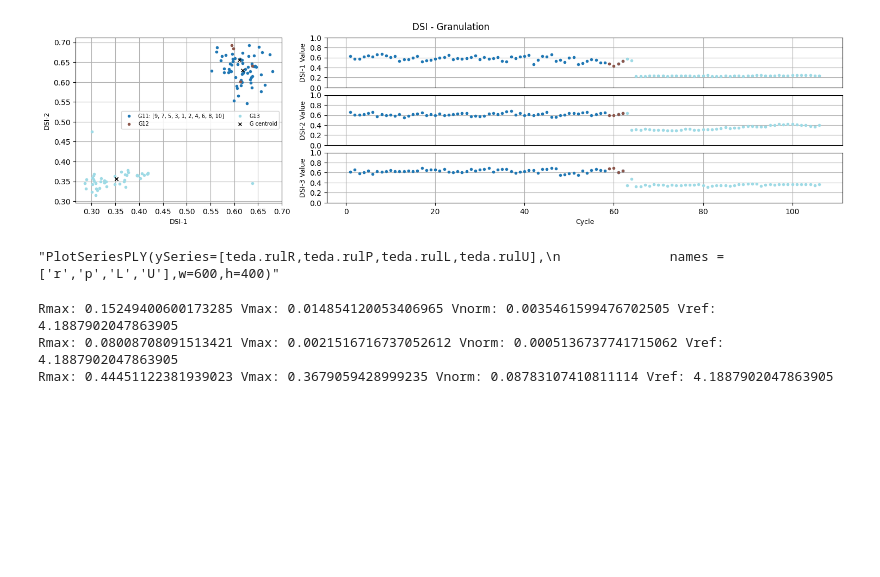
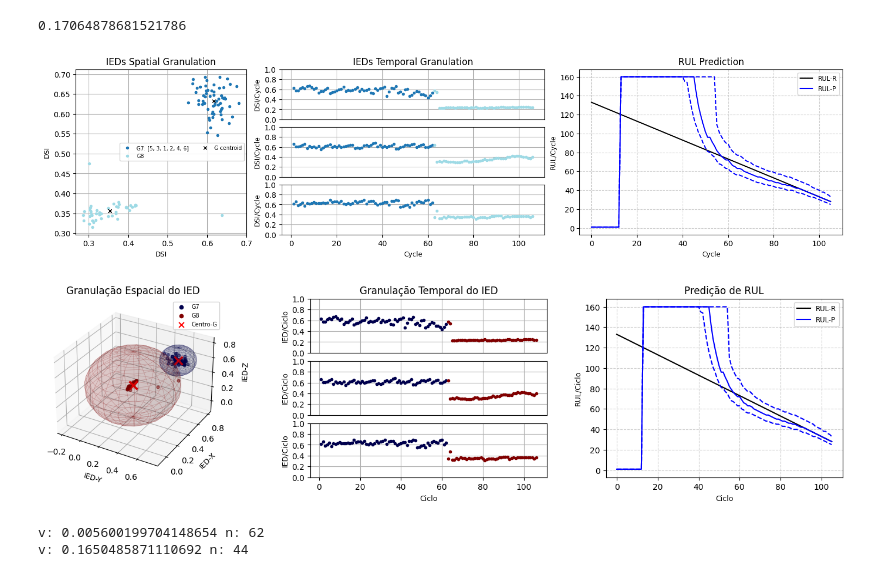
Before and after one commit to cduartes0203/Batteries_Prognostics, a Jupyter notebook: test_AutoCloudPred_R00.ipynb, the cells around one changed output. Drawn from its saved outputs; the diff is of its cells as text; code cells hidden in the pictures; blank space fills up the shorter version.

```diff
--- a/test_AutoCloudPred_R00.ipynb
+++ b/test_AutoCloudPred_R00.ipynb
@@ -105,9 +116,10 @@ class DataCloud:
 class AutoCloud:
 	def __init__(self,m,nI=1,nR=1,nO=1,ηS=[0.1,0.1,0.1],
 			  tau=1,eol=0,ref=0,mode='past',st=0,end=0,
-			  ep=0.003,wtaG=True,wtaP=True,store=True):
+			  rho=0.003,wtaG=True,wtaP=True,store=True):
 
-		self.ep = ep
+		self.rho = rho
+		self.vSum = 0
 		self.st = st
 		self.mode = mode
 		self.end = end
@@ -167,11 +179,20 @@ class AutoCloud:
 
 	def CreateCloud(self,x,t,store=False):
 		self.gCreated = self.gCreated + 1
-		cloud = DataCloud(x,self.gCreated,self.nI,self.nR,self.nO,
+		cloud = DataCloud(x,self.gCreated,self.rho,self.nI,self.nR,self.nO,
 					[self.N1,self.N2,self.N3],self.tau,self.mode)
 		if store:
 			cloud.t.append(self.k)
 		self.c = np.append(self.c,cloud)
+
+	def CloudOtimization(self):
+		vec = np.array([])
+		for cloud in self.c:
+			cloud.sp = cloud.sp/(self.k-1)
+			cloud.cov = cloud.cov/(self.k-1)
+			cloud.v = cloud.sp * cloud.cov
+			vec = np.append(vec, cloud.v)
+		self.vSum = np.sum(vec)
 
 	def Adapt(self,y,z):
 		self.HI = np.append(self.HI,z[-1])
@@ -183,11 +204,9 @@ class AutoCloud:
 		ws = self.alfa/np.sum(self.alfa)
 		p = (np.array([w*cloud.rnn.Predict(y) for cloud,w in zip(self.c,ws)]))
 		p = np.sum(p)
-
 		return p
 
 	def DefRnnParams(self, cloud):
-
 		if len(self.c)>1:
 			params = self.c[-2].rnn.ReturnParameters()
 		if len(self.c)==1:
@@ -204,20 +223,16 @@ class AutoCloud:
 		rulP = 0
 		lim =160
 		xP = X.copy()
-
 		if show:
 				for c in self.c:
 					print('PS',c.rnn.hP[:3],c.rnn.hP2[:3])
-
 		while xP[-1]>self.eol:
-
 			pP = self.predict(xP,show)
 			if show: print(rulP,pP)
 			xP = np.delete(np.append(xP,pP),0)
 			if rulP == lim:
 				rulP = 1
 				break
-
 			rulP=rulP+1
 		self.rulR = np.append(self.rulR,self.ref - self.k)
 		self.rulP = np.append(self.rulP,rulP)
@@ -227,10 +242,8 @@ class AutoCloud:
 		for i,cloud in enumerate(self.c):
 			if self.alfa[i] > 0:
 				cloud.rul = np.append(cloud.rul,rulP)
-
 		for cloud in self.c:
 			cloud.rnn.Restore()
-
 		return
 
 	def RULInterv(self,X,lim=None,show=False):
@@ -247,7 +260,7 @@ class AutoCloud:
 				self.alfa = np.where(self.alfa<np.max(self.alfa),0,self.alfa)
 			ws = self.alfa/np.sum(self.alfa)
 
-			Pred = [w*c.rnn.PredictIntr(xP,xL,xU,self.ep,show) for w,c in zip(ws,self.c)]
+			Pred = [w*c.rnn.PredictIntr(xP,xL,xU,self.rho,show) for w,c in zip(ws,self.c)]
 
 			PredVals = sum(Pred)
 			yL,yP,yU = PredVals
@@ -284,7 +297,6 @@ class AutoCloud:
 		for i,cloud in enumerate(self.c):
 			if self.alfa[i] > 0:
 				cloud.rul = np.append(cloud.rul,Ruls[1])
-
 
 	def AddRUL(self):
 		for cloud in self.cloud_activation:
@@ -329,7 +341,7 @@ class AutoCloud:
 					variance = ((nI - 1) * varianceI + (nJ - 1) * varianceJ)/(nI + nJ - 2)
 					tipicality = ((nI*tipicalityI)+(nJ*tipicalityJ))/(nI + nJ)
 
-					newCloud = DataCloud(X,self.gCreated,self.nI,self.nR,self.nO,
+					newCloud = DataCloud(X,self.gCreated,self.rho,self.nI,self.nR,self.nO,
 									[self.N1,self.N2,self.N3],self.tau,self.mode)
 					for id in trackI:
 						newCloud.track.append(id)
@@ -440,40 +452,40 @@ class AutoCloud:
 
 			if not self.wtaG:
 				self.mergeClouds(X)
-
 		self.cycleP = np.append(self.cycleP,self.st+self.k-1)
 		self.rulR_Train = np.append(self.rulR_Train,self.end-self.k)
 		self.k=self.k+1
 # %%
 params =  {'nI': 11, 'nR': 49, 'nO': 27, 'N1': 0.1, 'N2': 0.0001, 'N3': 0.001,
             'τ': 23, 'mode': 'ahead', 'act': 'tanh'}
 nI,nR,nO,N1,N2,N3,τ,mode,act= list(params.values())
 v1,v2 = [],[]
 X, Y = PrepareData(HI['PC1'].values,nI,nO,mode)
 Y, Z = PrepareData(sig,nI,nO,mode)
 X = []
 for i in range(len(RS)-1):
    X.append(RS.iloc[i:i+1,:].values.flatten())
 X = X[-len(Y):-2]
-teda=AutoCloud(m=1.65,nI=nI,nR=nR,nO=nO,ηS=[N1,N2,N3],mode=mode,
-               tau=τ,eol=0.75,ref=len(sig)-nI,wtaG=False,wtaP=False)
+teda=AutoCloud(m=2,nI=nI,nR=nR,nO=nO,ηS=[N1,N2,N3],mode=mode,
+               tau=τ,rho=0.003,eol=0.75,ref=len(sig)-nI,wtaG=False,wtaP=True)
 for j,_ in enumerate(X[:]):
     teda.run(X[j])
     teda.RULInterv(Y[j])
-
     teda.Adapt(Y[j],Z[j])
-
-plot_DSI2(teda,ftrs=3,title='DSI - Granulation',ncol=2,mergeID=True)
-'''PlotSeriesPLY(ySeries=[teda.rulR,teda.rulP,teda.rulL,teda.rulU],
-              names = ['r','p','L','U'],w=600,h=400)'''
+teda.CloudOtimization()
+print(teda.vSum)
+PlotDSI_2D_PLT(teda,ftrs=3,ncol=2,language='en')
+PlotDSI_3D_PLT(teda)
 # %% [output]
+0.17064878681521786
-[figure, old version]
+[figure, new version]
-"PlotSeriesPLY(ySeries=[teda.rulR,teda.rulP,teda.rulL,teda.rulU],\n              names = ['r','p','L','U'],w=600,h=400)"
+[figure, added]
 # %%
 for cld in teda.c:
-    print('Rmax:', cld.Rmax, 'Vmax:', cld.Vmax, 'Vnorm:', cld.Vnorm, 'Vref:', cld.Vref)
-    PlotSphere3D(cld.x, cld.mean, cld.Rmax, w=800, h=300)
+    #print('Rmax:', cld.Rmax, 'Vmax:', cld.Vmax, 'Vnorm:', cld.Vnorm, 'Vref:', cld.Vref)
+    print('v:',cld.v, 'n:', cld.n)
+    PlotSphere3D(cld.x, cld.mean, cld.Rmax, w=800, h=300, title=f'Cloud ID: {cld.ID}')
+    #PlotTwoScales(y1=cld.R_,y2=cld.V_,y1_name='Radius',y2_name='Volume')
 # %% [output]
-Rmax: 0.15249400600173285 Vmax: 0.014854120053406965 Vnorm: 0.0035461599476702505 Vref: 4.1887902047863905
-Rmax: 0.08008708091513421 Vmax: 0.0021516716737052612 Vnorm: 0.0005136737741715062 Vref: 4.1887902047863905
-Rmax: 0.44451122381939023 Vmax: 0.3679059428999235 Vnorm: 0.08783107410811114 Vref: 4.1887902047863905
+v: 0.005600199704148654 n: 62
+v: 0.1650485871110692 n: 44
```
Also changed, not shown: parts of 5 cells of this notebook, 2 other files.
